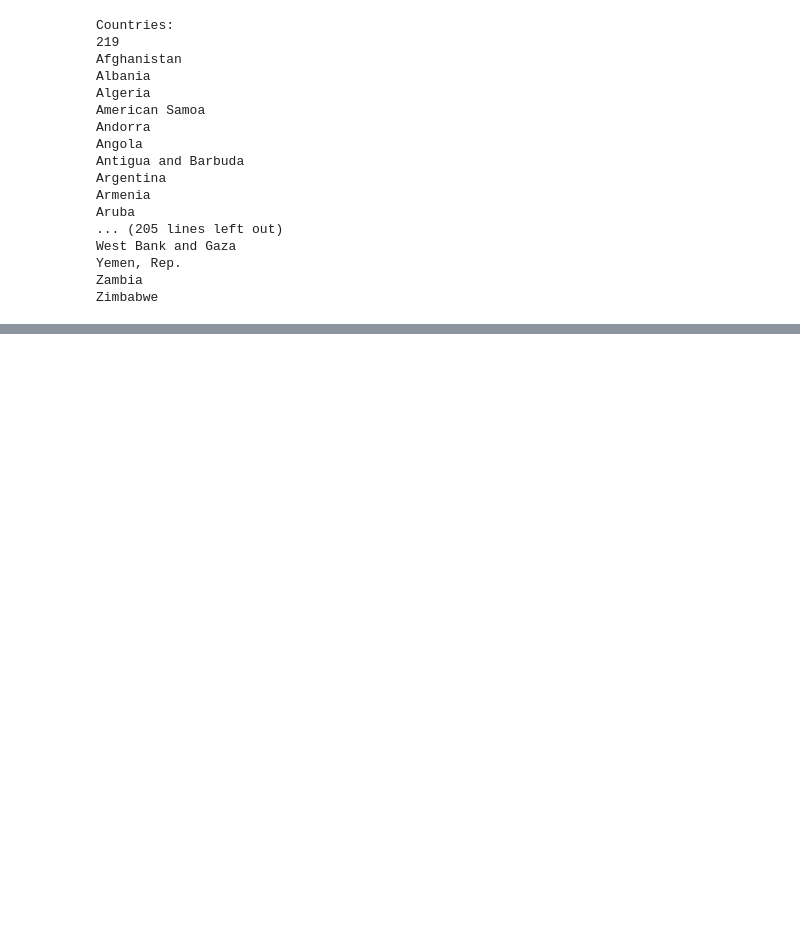
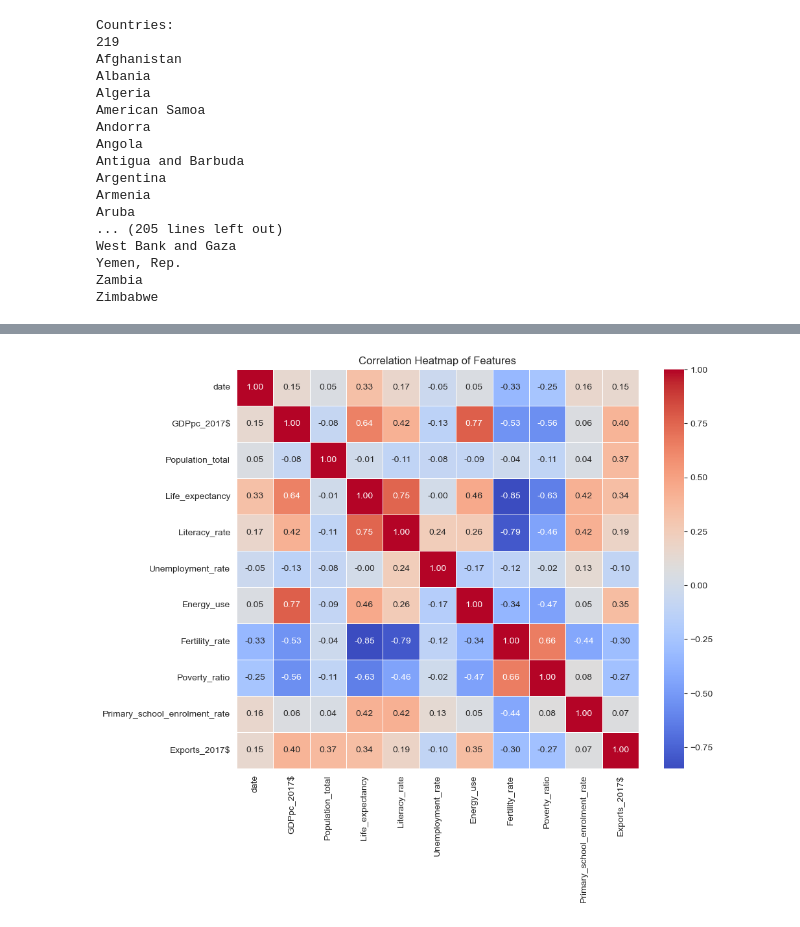
Before and after one commit to EASONTAN03/f90am-wbd, a Jupyter notebook: main.ipynb, the cells around one changed output, grey strips where cells are left out. Cells and saved outputs as stored; diff of their text form; code cells hidden in the pictures; blank space fills up the shorter version.

```diff
--- a/main.ipynb
+++ b/main.ipynb
@@ -306,0 +413,9 @@ plt.show()
+# %%
+# Calculate and plot the correlation heatmap
+non_nan_df_corr=non_nan_df.drop(columns=['country']).corr()
+plt.figure(figsize=(10, 8))
+sns.heatmap(non_nan_df_corr, annot=True, fmt=".2f", cmap='coolwarm', linewidths=0.5)
+plt.title('Correlation Heatmap of Features')
+plt.show()
+# %% [output]
+[figure, added]
```
Also changed, not shown: parts of 31 cells of this notebook, 34 other files.
